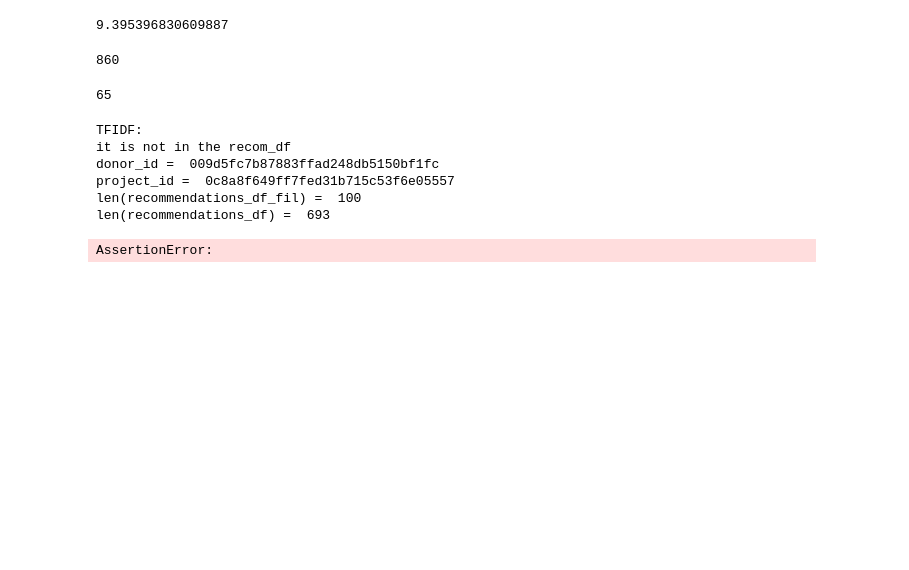
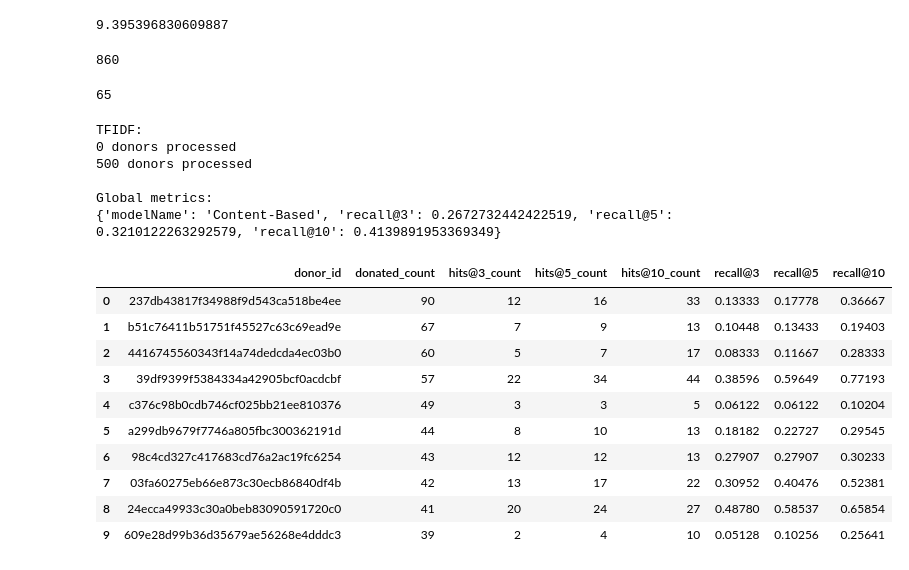
Before and after one commit to mitramir55/Recommender-systems, a Jupyter notebook: TFIDF.ipynb, the cells around one changed output. Saved outputs shown, nothing was run; the diff lists cells and outputs as text; code cells hidden in the pictures; blank space fills up the shorter version.

```diff
--- a/TFIDF.ipynb
+++ b/TFIDF.ipynb
@@ -542,29 +588,39 @@ class ContentBasedRecommender:
         gets the donor id
         """
         donated_projects_test = df_test_donor_index.loc[donor_id, 'Project ID']
+        if type(donated_projects_test) == str:
+            donated_projects_test  = [donated_projects_test]
+        else:
+            donated_projects_test  = list(donated_projects_test .values)
 
         similar_projects = self._get_similar_projects_to_donor_profile(donor_id, top_n)
 
 
+
+
         # remove projects from ignore list if it is also in the test set
         wanted_in_test = []
+
         for project_id in projects_to_ignore:
             if project_id in donated_projects_test:
                 wanted_in_test.append(project_id)
 
         if wanted_in_test != []: projects_to_ignore = set(projects_to_ignore).difference(wanted_in_test)
 
+
         similar_projects_filtered = [x for x in similar_projects if x[0] not in projects_to_ignore]
+
 
         recommendations_df = pd.DataFrame(similar_projects_filtered, columns = ['Project ID', 'recommStrength']).head(top_n)
 
+
         recommendations_df = recommendations_df.merge(projects_df, how = 'left')[['recommStrength',  'Project ID', 'Project Title', 'Project Need Statement']]
 
-        return recommendations_df
+        return recommendations_df, projects_to_ignore
 # %%
 donor_profiles = build_donors_profiles_tfidf(df_test_donor_index, df_train_donor_index)
 # %%
 content_based_model = ContentBasedRecommender(donor_profiles)
 # %%
 donor_id =  '009d5fc7b87883ffad248db5150bf1fc'
-recom_df = content_based_model.recommend_projects(donor_id, top_n = None)
+recommendations_df, projects_to_ignore = content_based_model.recommend_projects(donor_id, top_n = None, projects_to_ignore=df_train_donor_index.loc[donor_id, 'Project ID'].values)
@@ -751,16 +848,26 @@ model_evaluator = ModelEvaluator(df_main_donor_index, projects_id)
 # %%
 print(colored('TFIDF: ', 'green'))
 global_metrics, detailed_results_df = model_evaluator.evaluate_model(content_based_model)
 
 
 print('\nGlobal metrics:\n%s' % global_metrics)
-detailed_results_df = detailed_results_df[['_donor_id', 'donated_count', "hits@3_count", 'hits@5_count', 'hits@10_count', 'recall@3','recall@5','recall@10']]
+detailed_results_df = detailed_results_df[['donor_id', 'donated_count', "hits@3_count", 'hits@5_count', 'hits@10_count', 'recall@3','recall@5','recall@10']]
 detailed_results_df.head(10)
 # %% [output]
 TFIDF:
-it is not in the recom_df
-donor_id =  009d5fc7b87883ffad248db5150bf1fc
-project_id =  0c8a8f649ff7fed31b715c53f6e05557
-len(recommendations_df_fil) =  100
-len(recommendations_df) =  693
+0 donors processed
+500 donors processed
+
+Global metrics:
+{'modelName': 'Content-Based', 'recall@3': 0.2672732442422519, 'recall@5': 0.3210122263292579, 'recall@10': 0.4139891953369349}
-AssertionError:
+|  | donor_id | donated_count | hits@3_count | hits@5_count | hits@10_count | recall@3 | recall@5 | recall@10 |
+| 0 | 237db43817f34988f9d543ca518be4ee | 90 | 12 | 16 | 33 | 0.13333 | 0.17778 | 0.36667 |
+| 1 | b51c76411b51751f45527c63c69ead9e | 67 | 7 | 9 | 13 | 0.10448 | 0.13433 | 0.19403 |
+| 2 | 4416745560343f14a74dedcda4ec03b0 | 60 | 5 | 7 | 17 | 0.08333 | 0.11667 | 0.28333 |
+| 3 | 39df9399f5384334a42905bcf0acdcbf | 57 | 22 | 34 | 44 | 0.38596 | 0.59649 | 0.77193 |
+| 4 | c376c98b0cdb746cf025bb21ee810376 | 49 | 3 | 3 | 5 | 0.06122 | 0.06122 | 0.10204 |
+| 5 | a299db9679f7746a805fbc300362191d | 44 | 8 | 10 | 13 | 0.18182 | 0.22727 | 0.29545 |
+| 6 | 98c4cd327c417683cd76a2ac19fc6254 | 43 | 12 | 12 | 13 | 0.27907 | 0.27907 | 0.30233 |
+| 7 | 03fa60275eb66e873c30ecb86840df4b | 42 | 13 | 17 | 22 | 0.30952 | 0.40476 | 0.52381 |
+| 8 | 24ecca49933c30a0beb83090591720c0 | 41 | 20 | 24 | 27 | 0.48780 | 0.58537 | 0.65854 |
+| 9 | 609e28d99b36d35679ae56268e4dddc3 | 39 | 2 | 4 | 10 | 0.05128 | 0.10256 | 0.25641 |
```
Also changed, not shown: parts of 8 cells of this notebook.
